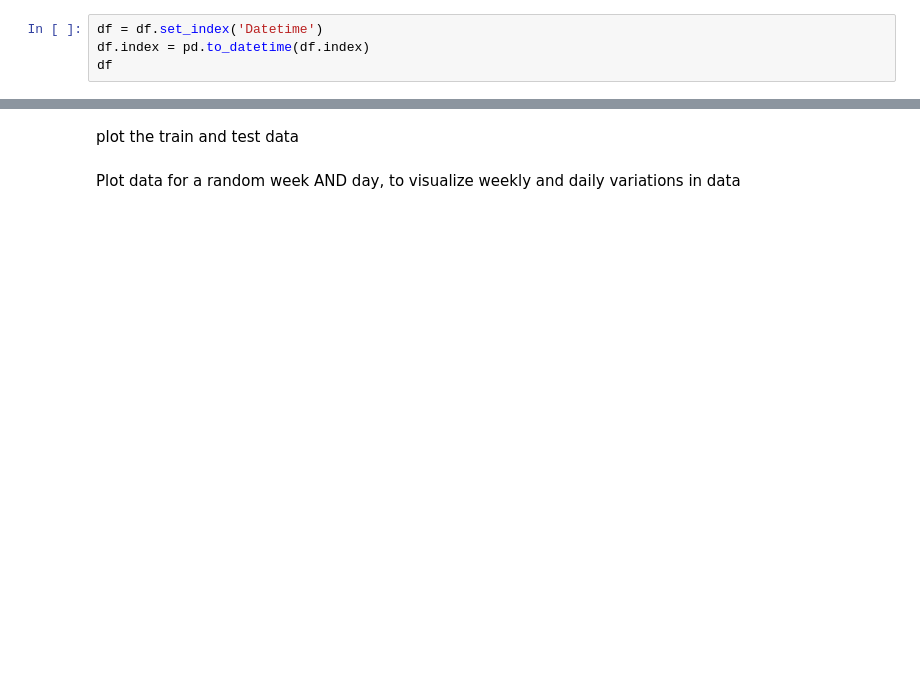
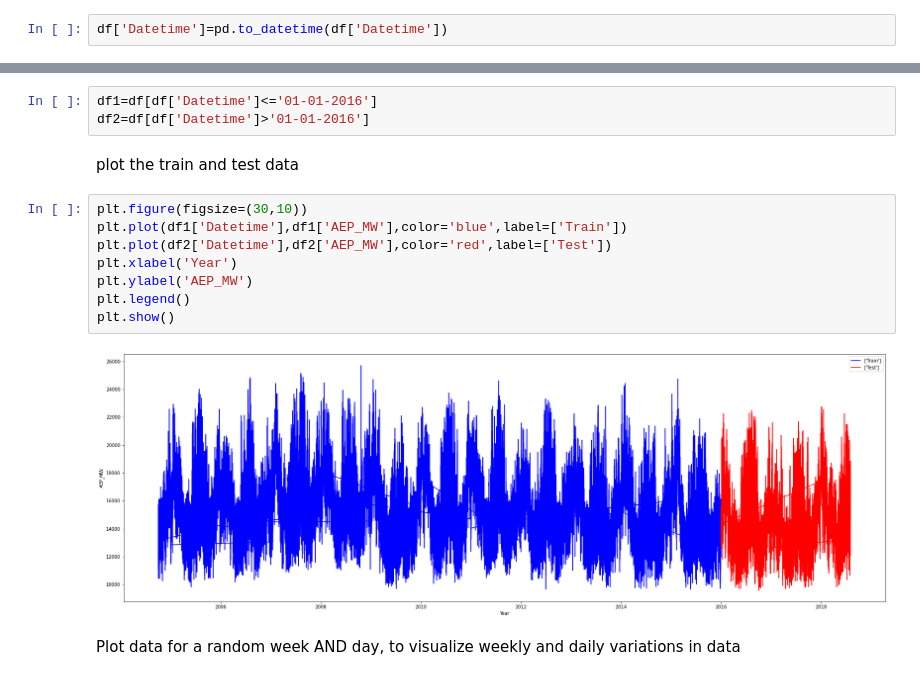
Before and after one commit to yashyaks/ML-playground, a Jupyter notebook: Task_6/Boosting.ipynb, the cells around one changed output, grey strips where cells are left out. Cells and saved outputs as stored; diff of their text form; blank space fills up the shorter version.

```diff
--- a/Task_6/Boosting.ipynb
+++ b/Task_6/Boosting.ipynb
@@ -34,6 +34,4 @@ Data columns (total 2 columns):
 dtypes: float64(1), object(1)
 memory usage: 1.9+ MB
 # %%
-df = df.set_index('Datetime')
-df.index = pd.to_datetime(df.index)
-df
+df['Datetime']=pd.to_datetime(df['Datetime'])
@@ -69,7 +49,20 @@ KeyError: ignored
 ## Data splitting
 # %% [markdown]
 Split the data into training and testing data, split data at 01-01-2016
+# %%
+df1=df[df['Datetime']<='01-01-2016']
+df2=df[df['Datetime']>'01-01-2016']
 # %% [markdown]
 plot the train and test data
+# %%
+plt.figure(figsize=(30,10))
+plt.plot(df1['Datetime'],df1['AEP_MW'],color='blue',label=['Train'])
+plt.plot(df2['Datetime'],df2['AEP_MW'],color='red',label=['Test'])
+plt.xlabel('Year')
+plt.ylabel('AEP_MW')
+plt.legend()
+plt.show()
+# %% [output]
+[figure, added]
 # %% [markdown]
 Plot data for a random week AND day, to visualize weekly and daily variations in data
```
Also changed, not shown: parts of 20 cells of this notebook.
